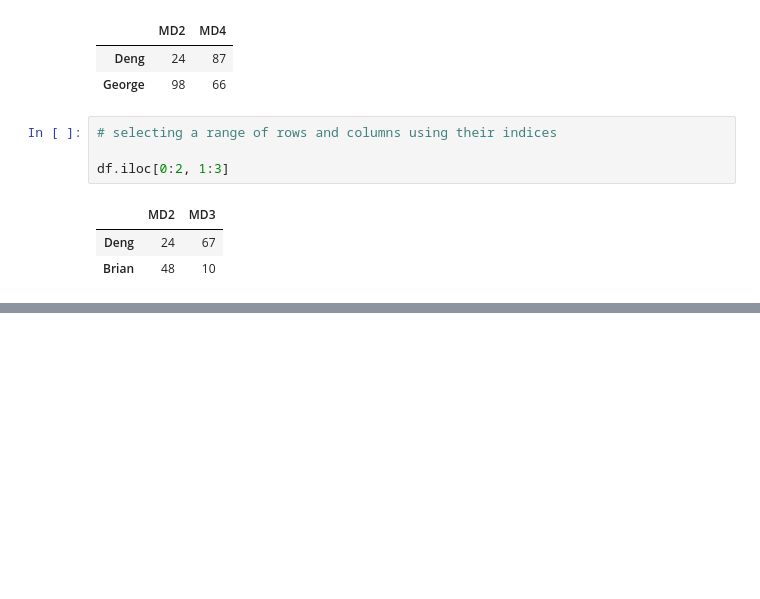
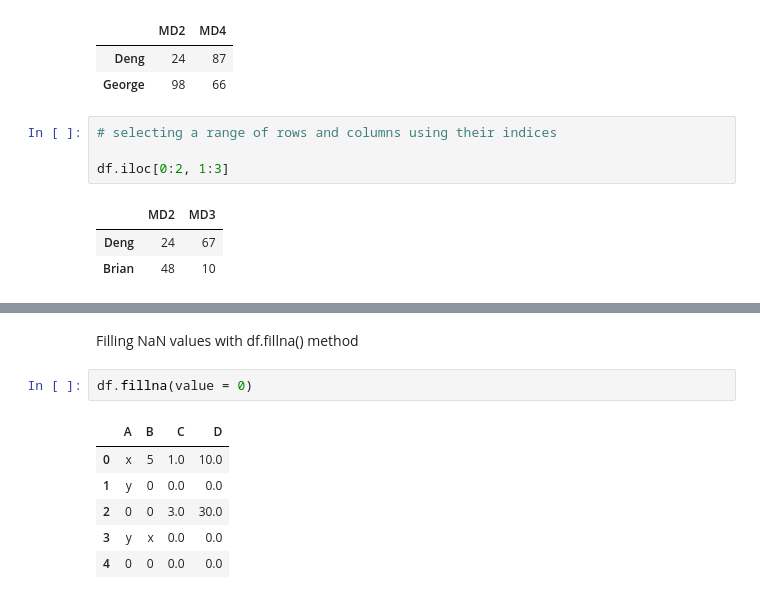
Before and after one commit to Perminus-Karuri/dataanalysis, a Jupyter notebook: pandas_dataframes.ipynb, the cells around one changed output, grey strips where cells are left out. Drawn from its saved outputs; the diff is of its cells as text; blank space fills up the shorter version.

```diff
--- a/pandas_dataframes.ipynb
+++ b/pandas_dataframes.ipynb
@@ -228,0 +323,11 @@ df.iloc[0:2, 1:3]
+# %% [markdown]
+Filling NaN values with df.fillna() method
+# %%
+df.fillna(value = 0)
+# %% [output]
+|  | A | B | C | D |
+| 0 | x | 5 | 1.0 | 10.0 |
+| 1 | y | 0 | 0.0 | 0.0 |
+| 2 | 0 | 0 | 3.0 | 30.0 |
+| 3 | y | x | 0.0 | 0.0 |
+| 4 | 0 | 0 | 0.0 | 0.0 |
```
Also changed, not shown: parts of 25 cells of this notebook.
